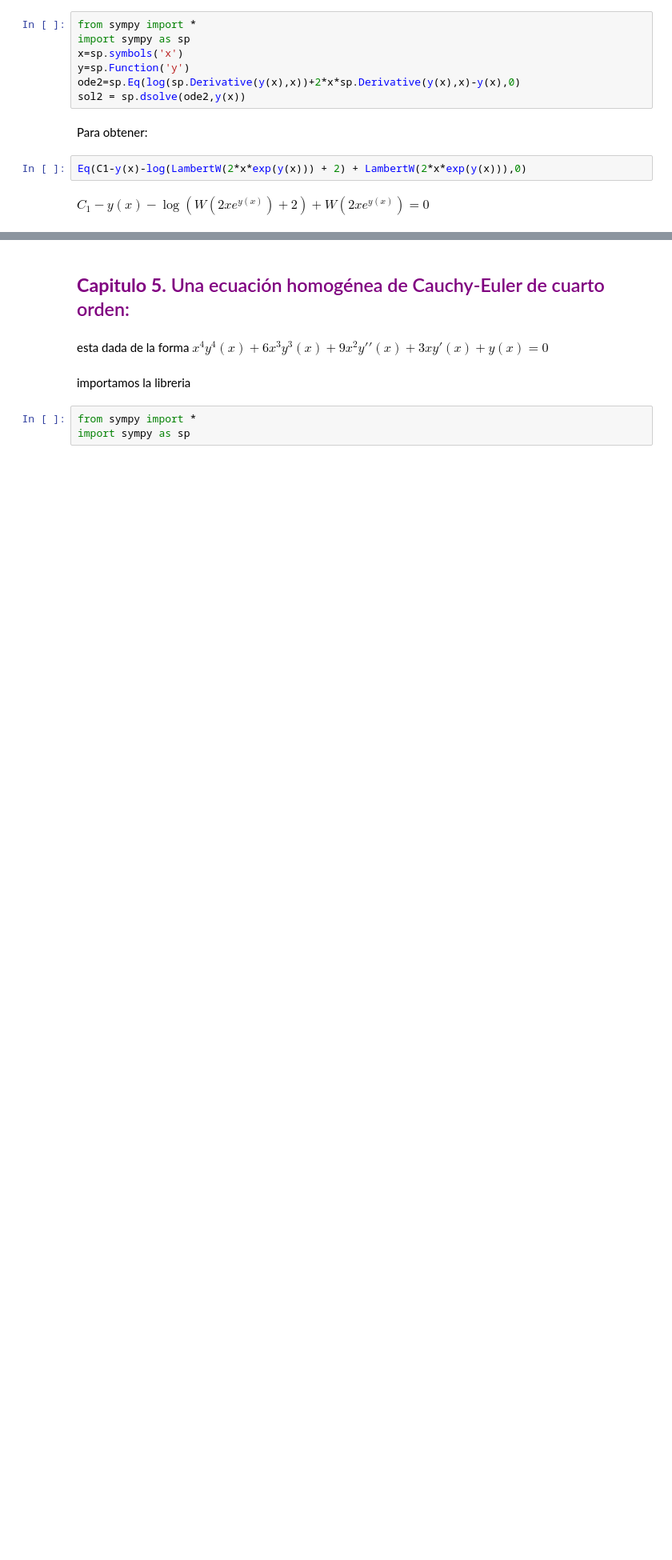
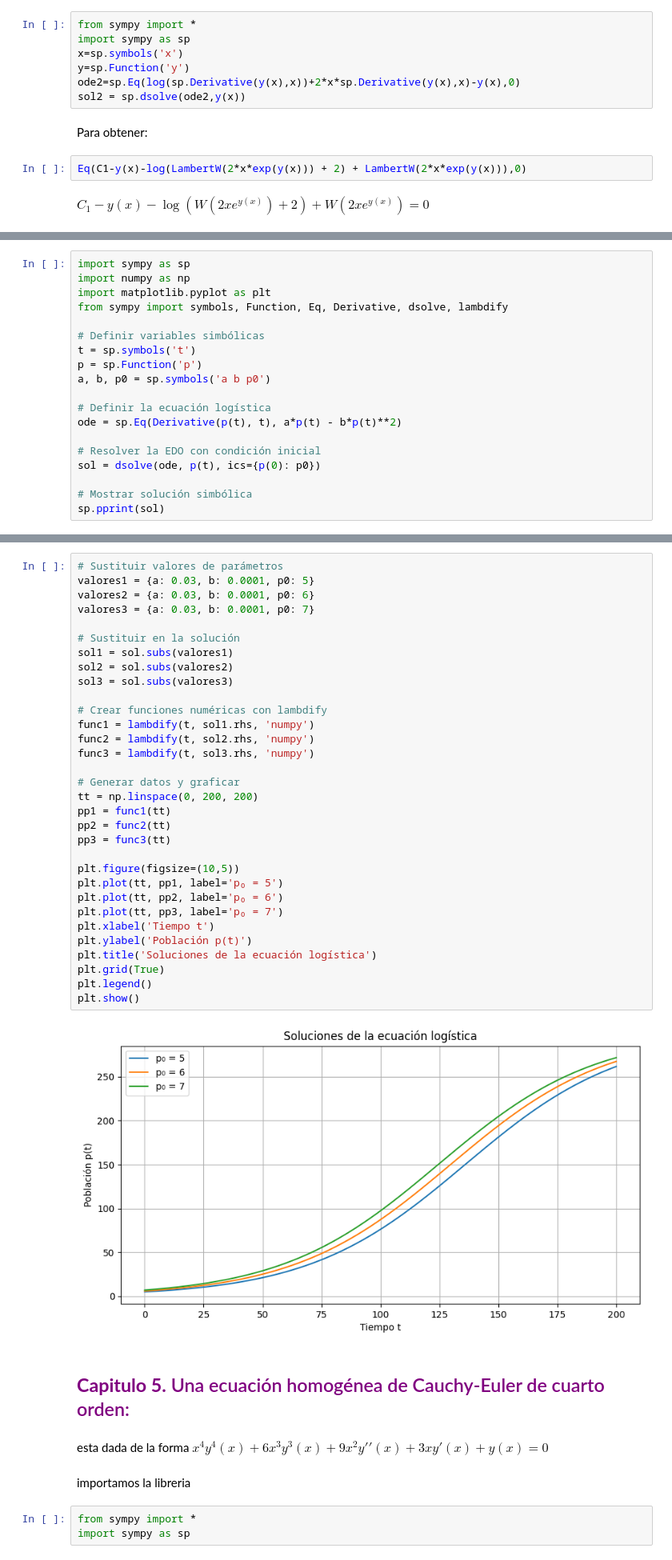
Before and after one commit to Annette-1/Ecuaciones_Diferenciales_Parciales, a Jupyter notebook: Sympy.ipynb, the cells around one changed output, grey strips where cells are left out. Shown at 80% size. Cells and saved outputs as stored; diff of their text form; blank space fills up the shorter version.

```diff
--- a/Sympy.ipynb
+++ b/Sympy.ipynb
@@ -89,0 +153,19 @@ $\displaystyle C_{1} - y{\left(x \right)} - \log{\left(W\left(2 x e^{y{\left(x \
+# %%
+import sympy as sp
+import numpy as np
+import matplotlib.pyplot as plt
+from sympy import symbols, Function, Eq, Derivative, dsolve, lambdify
+
+# Definir variables simbólicas
+t = sp.symbols('t')
+p = sp.Function('p')
+a, b, p0 = sp.symbols('a b p0')
+
+# Definir la ecuación logística
+ode = sp.Eq(Derivative(p(t), t), a*p(t) - b*p(t)**2)
+
+# Resolver la EDO con condición inicial
+sol = dsolve(ode, p(t), ics={p(0): p0})
+
+# Mostrar solución simbólica
+sp.pprint(sol)
@@ -90,3 +188,37 @@ $\displaystyle C_{1} - y{\left(x \right)} - \log{\left(W\left(2 x e^{y{\left(x \
+# %%
+# Sustituir valores de parámetros
+valores1 = {a: 0.03, b: 0.0001, p0: 5}
+valores2 = {a: 0.03, b: 0.0001, p0: 6}
+valores3 = {a: 0.03, b: 0.0001, p0: 7}
+
+# Sustituir en la solución
+sol1 = sol.subs(valores1)
+sol2 = sol.subs(valores2)
+sol3 = sol.subs(valores3)
+
+# Crear funciones numéricas con lambdify
+func1 = lambdify(t, sol1.rhs, 'numpy')
+func2 = lambdify(t, sol2.rhs, 'numpy')
+func3 = lambdify(t, sol3.rhs, 'numpy')
+
+# Generar datos y graficar
+tt = np.linspace(0, 200, 200)
+pp1 = func1(tt)
+pp2 = func2(tt)
+pp3 = func3(tt)
+
+plt.figure(figsize=(10,5))
+plt.plot(tt, pp1, label='p₀ = 5')
+plt.plot(tt, pp2, label='p₀ = 6')
+plt.plot(tt, pp3, label='p₀ = 7')
+plt.xlabel('Tiempo t')
+plt.ylabel('Población p(t)')
+plt.title('Soluciones de la ecuación logística')
+plt.grid(True)
+plt.legend()
+plt.show()
+# %% [output]
+[figure, added]
 # %% [markdown]
 ##  <span style="color:purple;"> **Capitulo 5.** Una ecuación homogénea de Cauchy-Euler de cuarto orden: </span>
 # %% [markdown]
```
Also changed, not shown: parts of 23 cells of this notebook.
